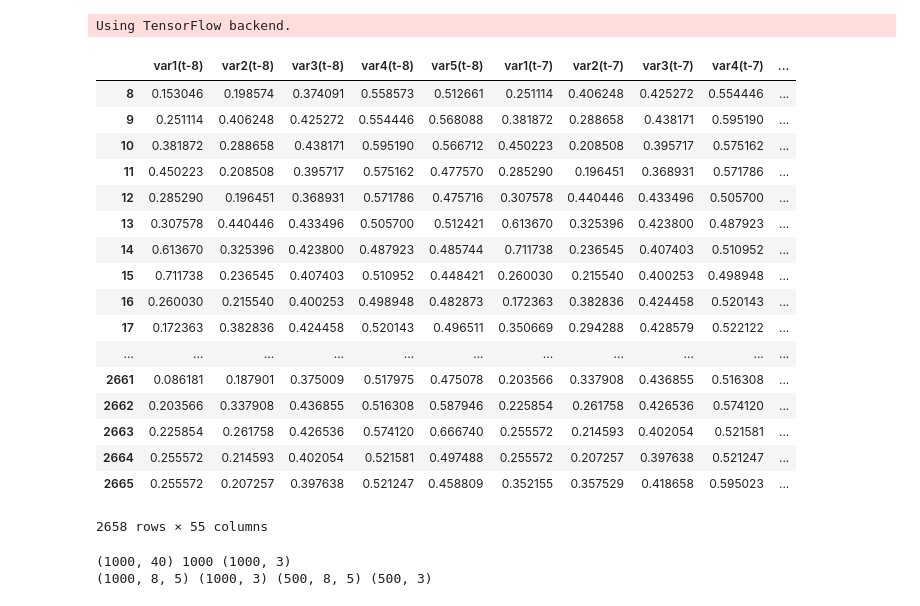
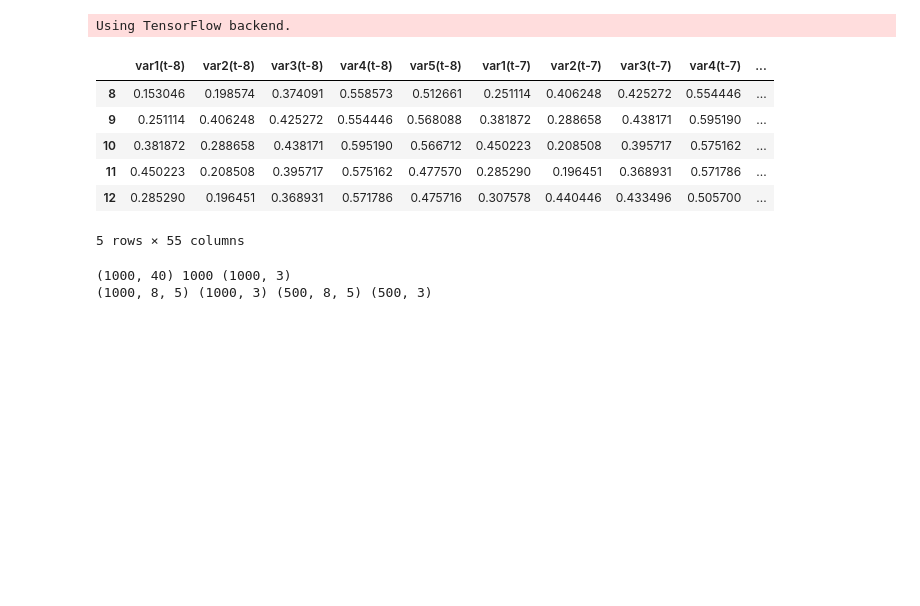
Before and after one commit to luoweimeng/Air-Quality, a Jupyter notebook: preprocess.ipynb, the cells around one changed output. Cells and saved outputs as stored; diff of their text form; code cells hidden in the pictures; blank space fills up the shorter version.

```diff
--- a/preprocess.ipynb
+++ b/preprocess.ipynb
@@ -262,36 +164,25 @@ def series_to_supervised(data, n_in=1, n_out=1, dropnan=True):
 # %%
 values = raw_data.values
 # ensure all data is float
 values = values.astype('float32')
 # normalize features (2668, 5)
 scaler = MinMaxScaler(feature_range=(0, 1))
 scaled = scaler.fit_transform(values)
 # specify the number of lag hours, 用前lag_hours来预测后predict_hours
 lag_hours = 8
 predict_hours = 3
 n_features = 5
 # frame as supervised learning
 reframed = series_to_supervised(scaled, lag_hours, predict_hours)
-reframed
+reframed.head()
 # %% [output]
 |  | var1(t-8) | var2(t-8) | var3(t-8) | var4(t-8) | var5(t-8) | var1(t-7) | var2(t-7) | var3(t-7) | var4(t-7) | ... |
 | 8 | 0.153046 | 0.198574 | 0.374091 | 0.558573 | 0.512661 | 0.251114 | 0.406248 | 0.425272 | 0.554446 | ... |
 | 9 | 0.251114 | 0.406248 | 0.425272 | 0.554446 | 0.568088 | 0.381872 | 0.288658 | 0.438171 | 0.595190 | ... |
 | 10 | 0.381872 | 0.288658 | 0.438171 | 0.595190 | 0.566712 | 0.450223 | 0.208508 | 0.395717 | 0.575162 | ... |
 | 11 | 0.450223 | 0.208508 | 0.395717 | 0.575162 | 0.477570 | 0.285290 | 0.196451 | 0.368931 | 0.571786 | ... |
 | 12 | 0.285290 | 0.196451 | 0.368931 | 0.571786 | 0.475716 | 0.307578 | 0.440446 | 0.433496 | 0.505700 | ... |
-| 13 | 0.307578 | 0.440446 | 0.433496 | 0.505700 | 0.512421 | 0.613670 | 0.325396 | 0.423800 | 0.487923 | ... |
-| 14 | 0.613670 | 0.325396 | 0.423800 | 0.487923 | 0.485744 | 0.711738 | 0.236545 | 0.407403 | 0.510952 | ... |
-| 15 | 0.711738 | 0.236545 | 0.407403 | 0.510952 | 0.448421 | 0.260030 | 0.215540 | 0.400253 | 0.498948 | ... |
-| 16 | 0.260030 | 0.215540 | 0.400253 | 0.498948 | 0.482873 | 0.172363 | 0.382836 | 0.424458 | 0.520143 | ... |
-| 17 | 0.172363 | 0.382836 | 0.424458 | 0.520143 | 0.496511 | 0.350669 | 0.294288 | 0.428579 | 0.522122 | ... |
-| ... | ... | ... | ... | ... | ... | ... | ... | ... | ... | ... |
-| 2661 | 0.086181 | 0.187901 | 0.375009 | 0.517975 | 0.475078 | 0.203566 | 0.337908 | 0.436855 | 0.516308 | ... |
-| 2662 | 0.203566 | 0.337908 | 0.436855 | 0.516308 | 0.587946 | 0.225854 | 0.261758 | 0.426536 | 0.574120 | ... |
-| 2663 | 0.225854 | 0.261758 | 0.426536 | 0.574120 | 0.666740 | 0.255572 | 0.214593 | 0.402054 | 0.521581 | ... |
-| 2664 | 0.255572 | 0.214593 | 0.402054 | 0.521581 | 0.497488 | 0.255572 | 0.207257 | 0.397638 | 0.521247 | ... |
-| 2665 | 0.255572 | 0.207257 | 0.397638 | 0.521247 | 0.458809 | 0.352155 | 0.357529 | 0.418658 | 0.595023 | ... |
-2658 rows × 55 columns
+5 rows × 55 columns
 # %%
 # split into train and test sets
 values = reframed.values
```
Also changed, not shown: parts of 24 cells of this notebook, 2 other files.
